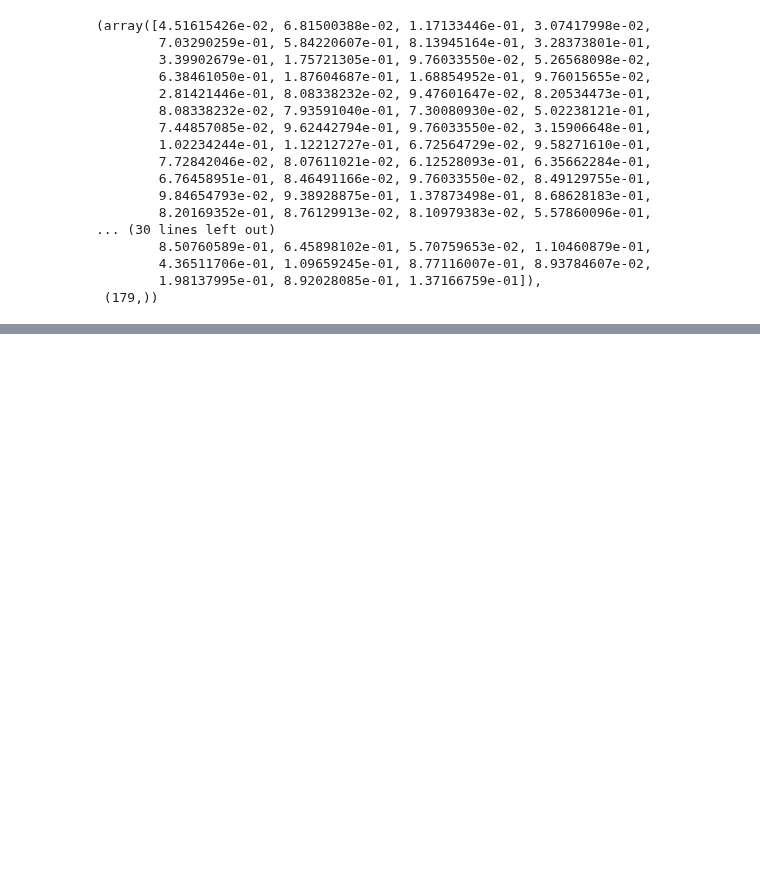
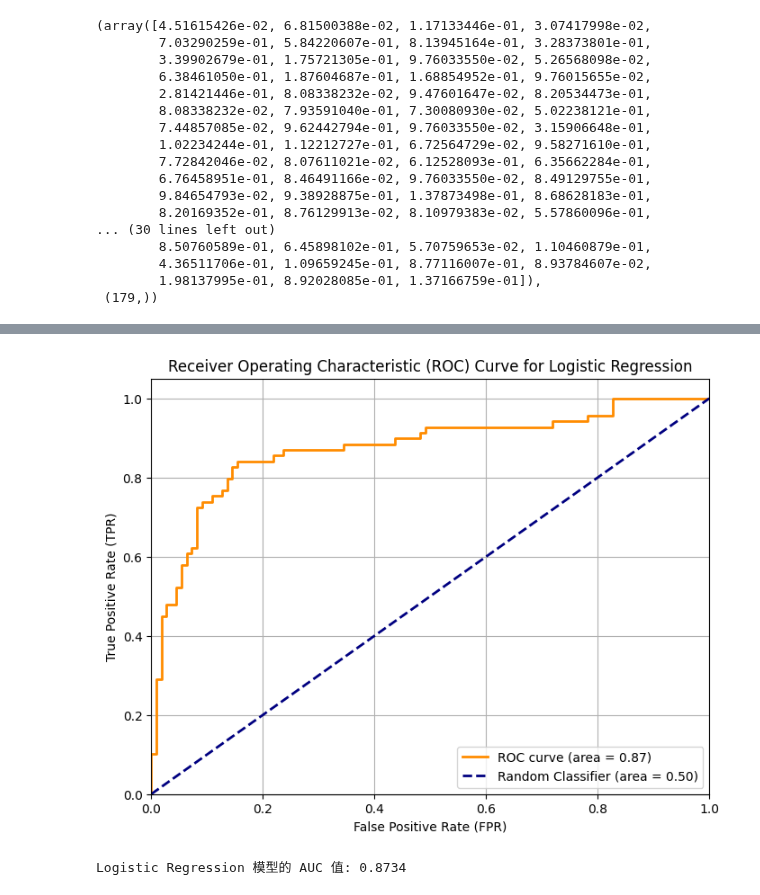
Before and after one commit to aaronhuang317/Titanic-Passenger-Survival-Prediction-and-Risk-Factor-Analysis, a Jupyter notebook: Titanic-Passenger-Survival-Prediction-and-Risk-Factor-Analysis.ipynb, the cells around one changed output, grey strips where cells are left out. Saved outputs shown, nothing was run; the diff lists cells and outputs as text; code cells hidden in the pictures; blank space fills up the shorter version.

```diff
--- a/Titanic-Passenger-Survival-Prediction-and-Risk-Factor-Analysis.ipynb
+++ b/Titanic-Passenger-Survival-Prediction-and-Risk-Factor-Analysis.ipynb
@@ -1767,0 +1935,32 @@ y_pred_proba, y_pred_proba.shape
+# %%
+from sklearn.metrics import roc_curve, auc
+
+# 獲取最佳的 Logistic Regression 模型
+best_lr_model = best_models['Logistic Regression'].best_estimator_
+
+# 獲取模型在測試集上的預測概率（針對正類別）
+y_pred_proba_lr = best_lr_model.predict_proba(X_test)[:, 1]
+
+# 計算 ROC 曲線的 FPR 和 TPR
+fpr_lr, tpr_lr, thresholds_lr = roc_curve(y_test, y_pred_proba_lr)
+
+# 計算 AUC (Area Under the Curve)
+roc_auc_lr = auc(fpr_lr, tpr_lr)
+# %%
+# 繪製 ROC 曲線
+plt.figure(figsize=(8, 6))
+plt.plot(fpr_lr, tpr_lr, color='darkorange', lw=2, label=f'ROC curve (area = {roc_auc_lr:.2f})')
+plt.plot([0, 1], [0, 1], color='navy', lw=2, linestyle='--', label='Random Classifier (area = 0.50)')
+plt.xlim([0.0, 1.0])
+plt.ylim([0.0, 1.05])
+plt.xlabel('False Positive Rate (FPR)')
+plt.ylabel('True Positive Rate (TPR)')
+plt.title('Receiver Operating Characteristic (ROC) Curve for Logistic Regression')
+plt.legend(loc='lower right')
+plt.grid(True)
+plt.show()
+
+print(f"Logistic Regression 模型的 AUC 值: {roc_auc_lr:.4f}")
+# %% [output]
+[figure, added]
+Logistic Regression 模型的 AUC 值: 0.8734
```
Also changed, not shown: parts of 15 cells of this notebook.
